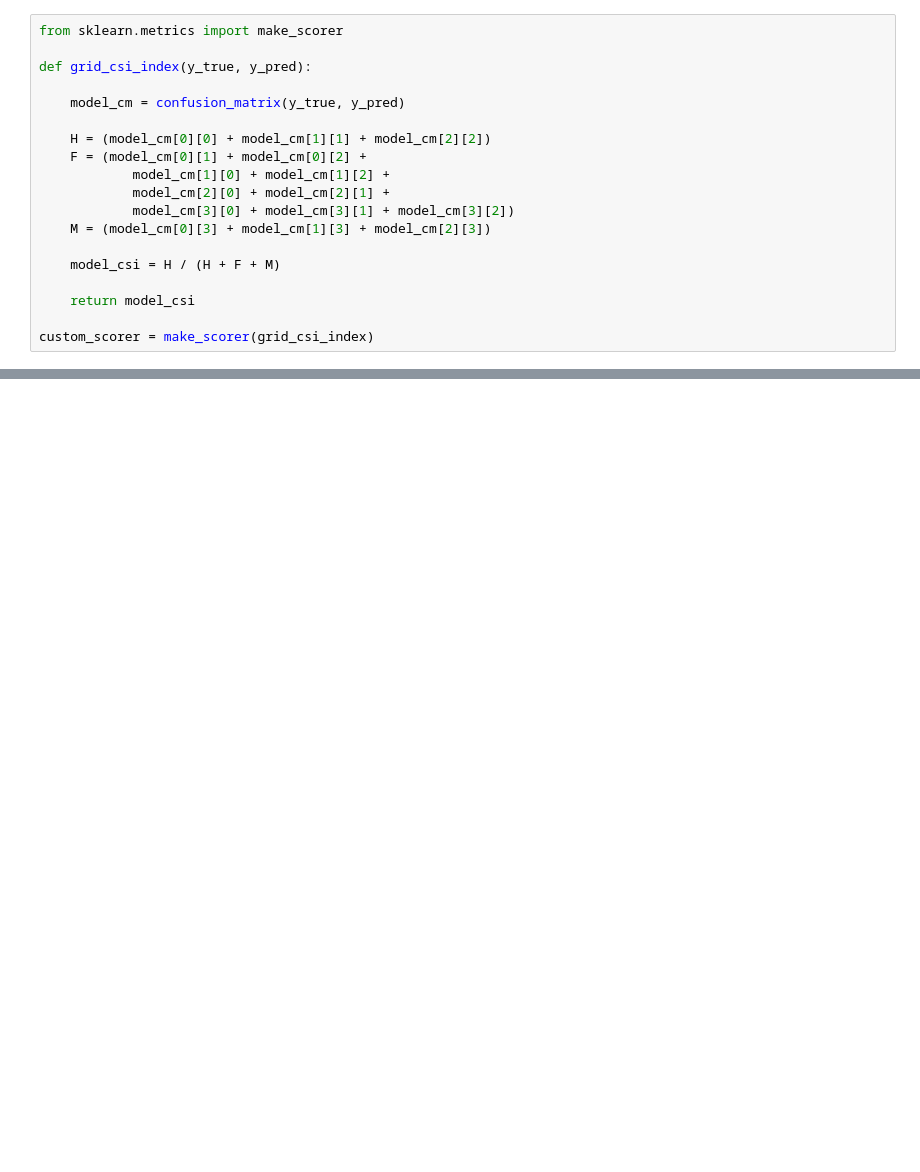
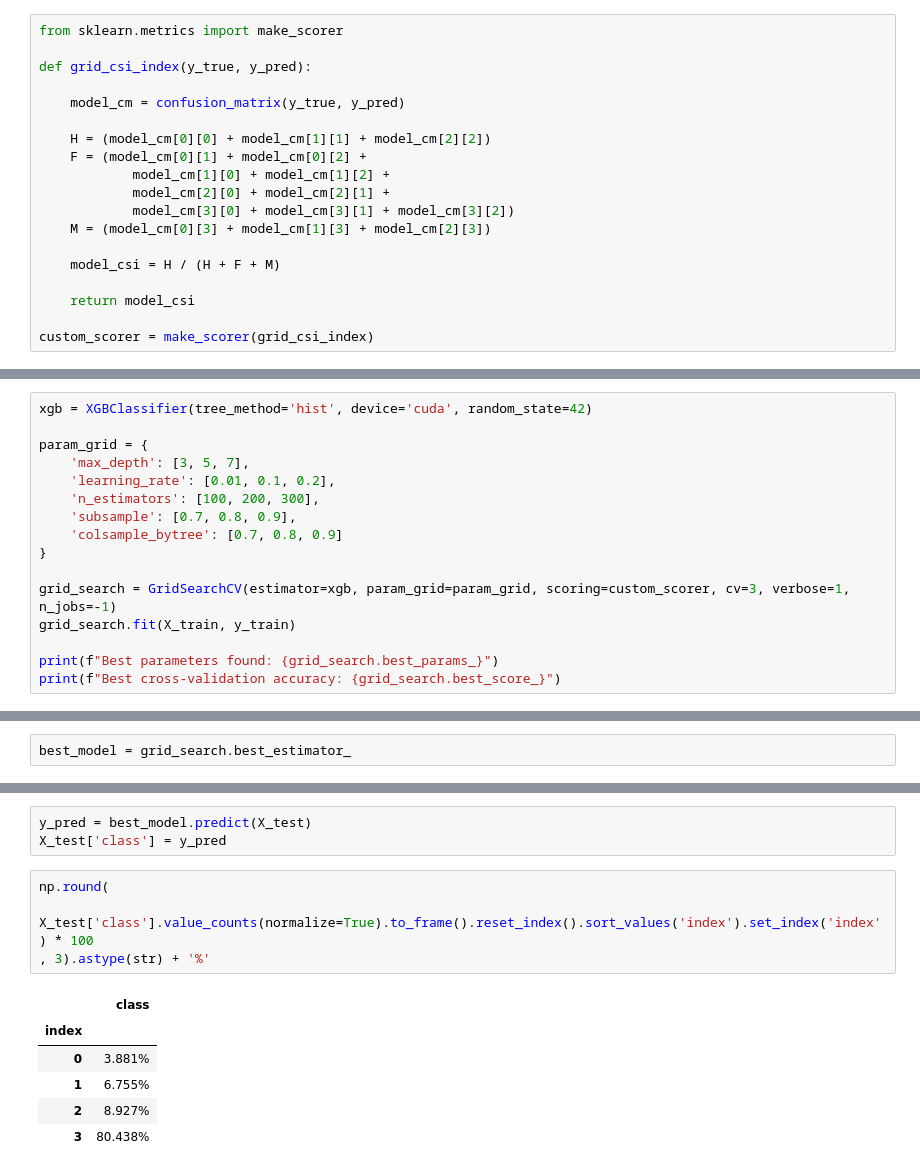
Before and after one commit to benidjor/weather-contest, a Jupyter notebook: model_XGB&LGBM_wj.ipynb, the cells around one changed output, grey strips where cells are left out. Cells and saved outputs as stored; diff of their text form; blank space fills up the shorter version.

```diff
--- a/model_XGB&LGBM_wj.ipynb
+++ b/model_XGB&LGBM_wj.ipynb
@@ -153,0 +233,16 @@ plt.show()
+# %%
+xgb = XGBClassifier(tree_method='hist', device='cuda', random_state=42)
+
+param_grid = {
+    'max_depth': [3, 5, 7],
+    'learning_rate': [0.01, 0.1, 0.2],
+    'n_estimators': [100, 200, 300],
+    'subsample': [0.7, 0.8, 0.9],
+    'colsample_bytree': [0.7, 0.8, 0.9]
+}
+
+grid_search = GridSearchCV(estimator=xgb, param_grid=param_grid, scoring=custom_scorer, cv=3, verbose=1, n_jobs=-1)
+grid_search.fit(X_train, y_train)
+
+print(f"Best parameters found: {grid_search.best_params_}")
+print(f"Best cross-validation accuracy: {grid_search.best_score_}")
@@ -153,0 +253,2 @@ plt.show()
+# %%
+best_model = grid_search.best_estimator_
@@ -153,0 +271,14 @@ plt.show()
+# %%
+y_pred = best_model.predict(X_test)
+X_test['class'] = y_pred
+# %%
+np.round(
+    X_test['class'].value_counts(normalize=True).to_frame().reset_index().sort_values('index').set_index('index') * 100
+, 3).astype(str) + '%'
+# %% [output]
+|  | class |
+| index |  |
+| 0 | 3.881% |
+| 1 | 6.755% |
+| 2 | 8.927% |
+| 3 | 80.438% |
```
Also changed, not shown: parts of 22 cells of this notebook, 1 other file.
